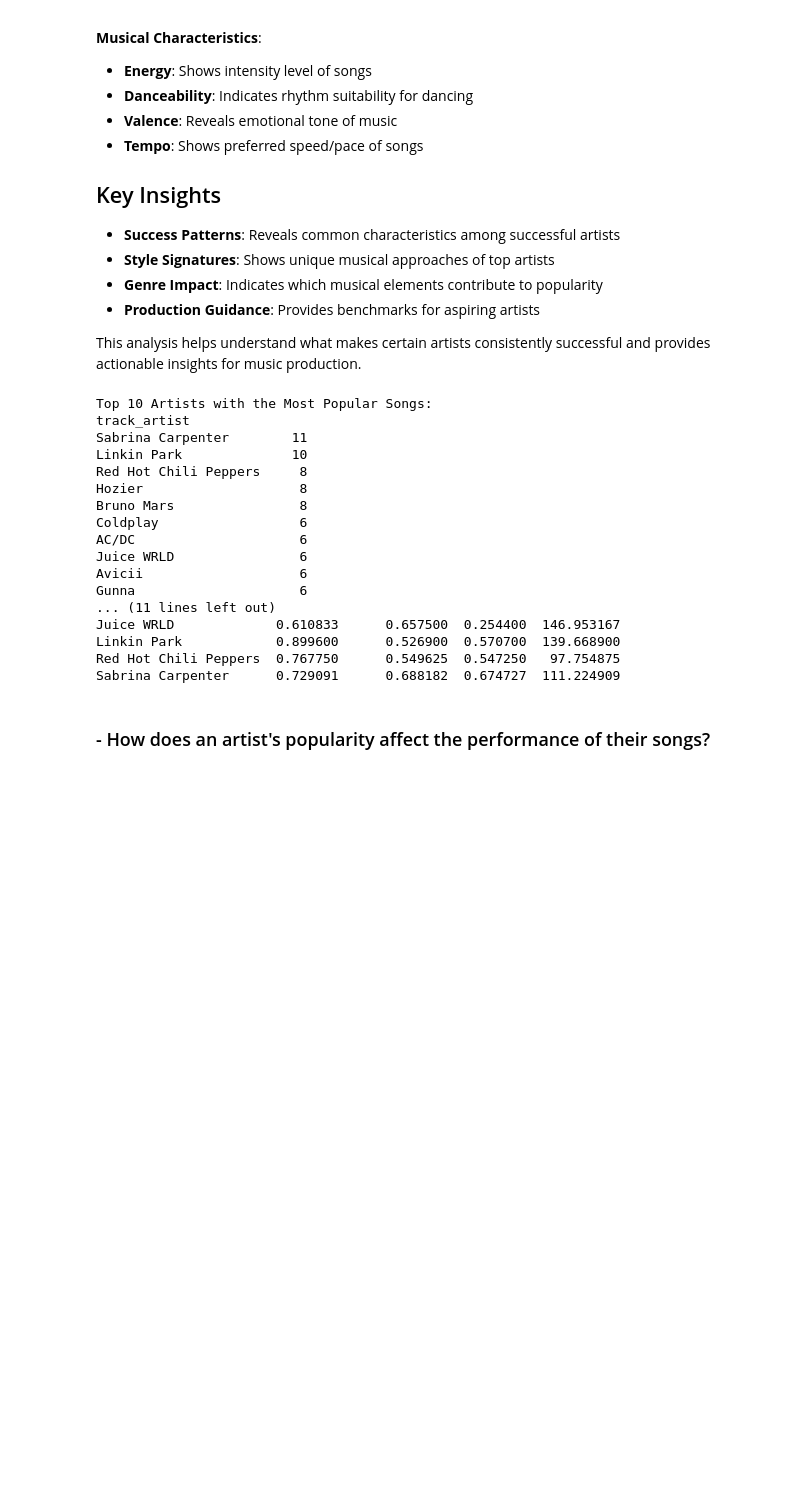
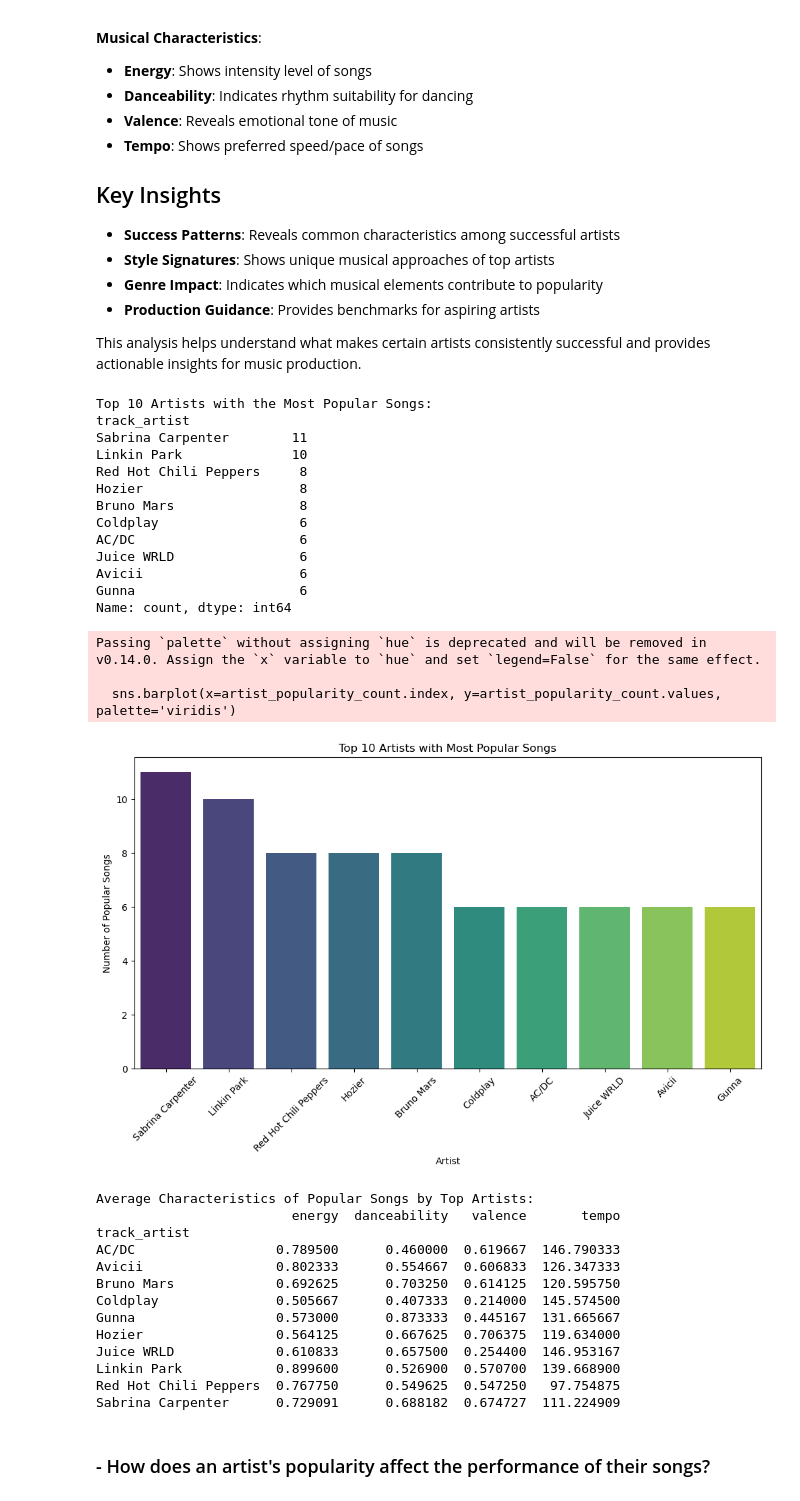
Before and after one commit to LuiisClaudio/spotify-analytics, a Jupyter notebook: capstone_project_proposal.ipynb, the cells around one changed output. Drawn from its saved outputs; the diff is of its cells as text; code cells hidden in the pictures; blank space fills up the shorter version.

```diff
--- a/capstone_project_proposal.ipynb
+++ b/capstone_project_proposal.ipynb
@@ -747,38 +756,59 @@ popularity_threshold = 75
 popular_songs = df[df['track_popularity'] > popularity_threshold]
 
 # Count the number of popular songs per artist
 artist_popularity_count = popular_songs['track_artist'].value_counts().head(10)
 
 # Display the top 10 artists with the highest number of popular songs
 print("Top 10 Artists with the Most Popular Songs:")
 print(artist_popularity_count)
+# Visualize the top artists
+plt.figure(figsize=(12, 6))
+sns.barplot(x=artist_popularity_count.index, y=artist_popularity_count.values, palette='viridis')
+plt.title('Top 10 Artists with Most Popular Songs')
+plt.xlabel('Artist')
+plt.ylabel('Number of Popular Songs')
+plt.xticks(rotation=45)
+plt.show()
 
 # Analyze characteristics of popular songs by these artists
 top_artists = artist_popularity_count.index
 top_artist_songs = popular_songs[popular_songs['track_artist'].isin(top_artists)]
 
 # Calculate average characteristics for these artists
 artist_characteristics = top_artist_songs.groupby('track_artist')[['energy', 'danceability', 'valence', 'tempo']].mean()
 print("\nAverage Characteristics of Popular Songs by Top Artists:")
 print(artist_characteristics)
 # %% [output]
 Top 10 Artists with the Most Popular Songs:
 track_artist
 Sabrina Carpenter        11
 Linkin Park              10
 Red Hot Chili Peppers     8
 Hozier                    8
 Bruno Mars                8
 Coldplay                  6
 AC/DC                     6
 Juice WRLD                6
 Avicii                    6
 Gunna                     6
-... (11 lines left out)
-Juice WRLD             0.610833      0.657500  0.254400  146.953167
-Linkin Park            0.899600      0.526900  0.570700  139.668900
-Red Hot Chili Peppers  0.767750      0.549625  0.547250   97.754875
-Sabrina Carpenter      0.729091      0.688182  0.674727  111.224909
+Name: count, dtype: int64
+Passing `palette` without assigning `hue` is deprecated and will be removed in v0.14.0. Assign the `x` variable to `hue` and set `legend=False` for the same effect.
+
+  sns.barplot(x=artist_popularity_count.index, y=artist_popularity_count.values, palette='viridis')
+[figure, added]
+Average Characteristics of Popular Songs by Top Artists:
+                         energy  danceability   valence       tempo
+track_artist
+AC/DC                  0.789500      0.460000  0.619667  146.790333
+Avicii                 0.802333      0.554667  0.606833  126.347333
+Bruno Mars             0.692625      0.703250  0.614125  120.595750
+Coldplay               0.505667      0.407333  0.214000  145.574500
+Gunna                  0.573000      0.873333  0.445167  131.665667
+Hozier                 0.564125      0.667625  0.706375  119.634000
+Juice WRLD             0.610833      0.657500  0.254400  146.953167
+Linkin Park            0.899600      0.526900  0.570700  139.668900
+Red Hot Chili Peppers  0.767750      0.549625  0.547250   97.754875
+Sabrina Carpenter      0.729091      0.688182  0.674727  111.224909
 # %% [markdown]
 ### - How does an artist's popularity affect the performance of their songs?
 # %% [markdown]
```
Also changed, not shown: parts of 3 cells of this notebook.
